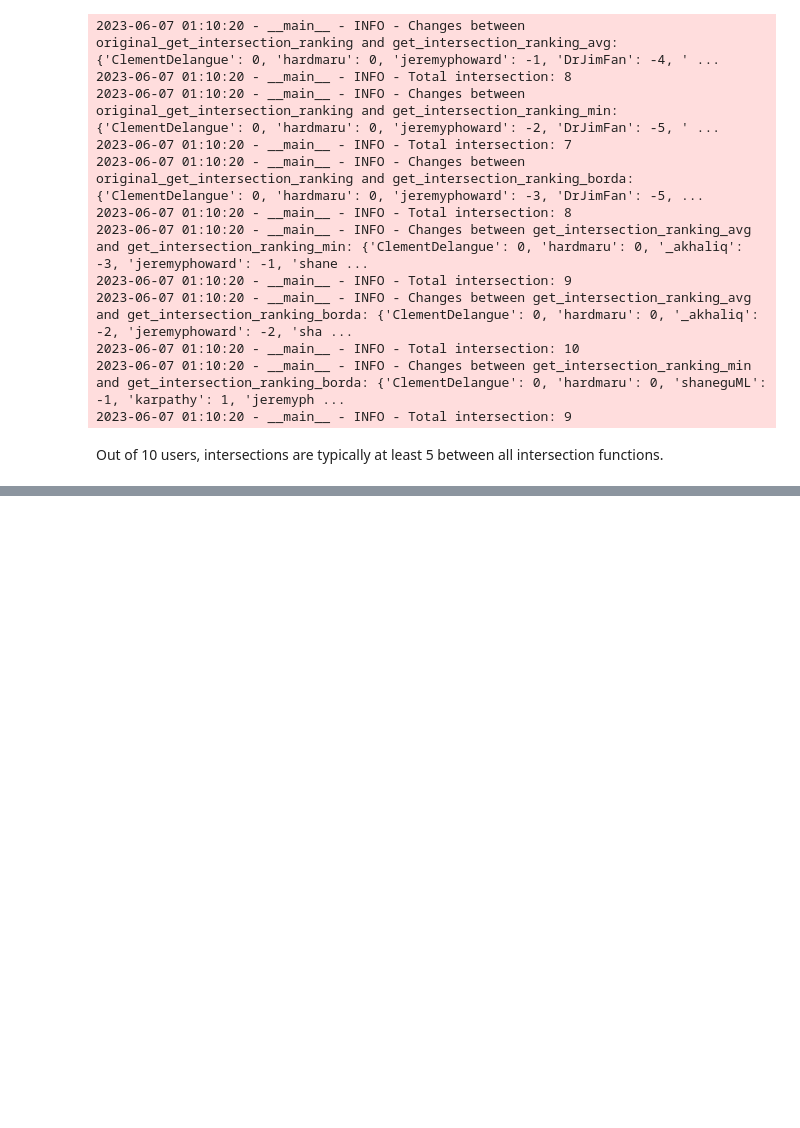
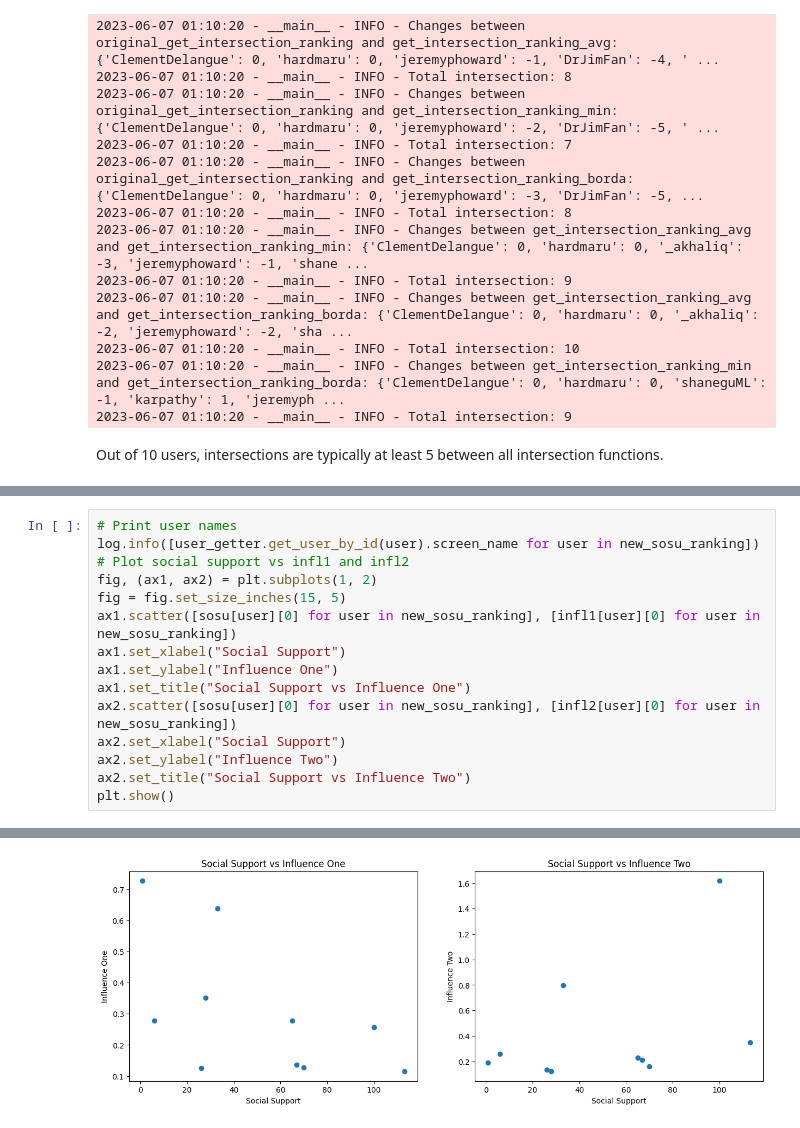
Before and after one commit to SNACES/core, a Jupyter notebook: experiments.ipynb, the cells around one changed output, grey strips where cells are left out. Saved outputs shown, nothing was run; the diff lists cells and outputs as text; blank space fills up the shorter version.

```diff
--- a/experiments.ipynb
+++ b/experiments.ipynb
@@ -506,0 +593,16 @@ Out of 10 users, intersections are typically at least 5 between all intersection
+# %%
+# Print user names
+log.info([user_getter.get_user_by_id(user).screen_name for user in new_sosu_ranking])
+# Plot social support vs infl1 and infl2
+fig, (ax1, ax2) = plt.subplots(1, 2)
+fig = fig.set_size_inches(15, 5)
+ax1.scatter([sosu[user][0] for user in new_sosu_ranking], [infl1[user][0] for user in new_sosu_ranking])
+ax1.set_xlabel("Social Support")
+ax1.set_ylabel("Influence One")
+ax1.set_title("Social Support vs Influence One")
+ax2.scatter([sosu[user][0] for user in new_sosu_ranking], [infl2[user][0] for user in new_sosu_ranking])
+ax2.set_xlabel("Social Support")
+ax2.set_ylabel("Influence Two")
+ax2.set_title("Social Support vs Influence Two")
+plt.show()
+# %% [output]
@@ -506,0 +610 @@ Out of 10 users, intersections are typically at least 5 between all intersection
+[figure, added]
```
Also changed, not shown: parts of 7 cells of this notebook, 12 other files.
